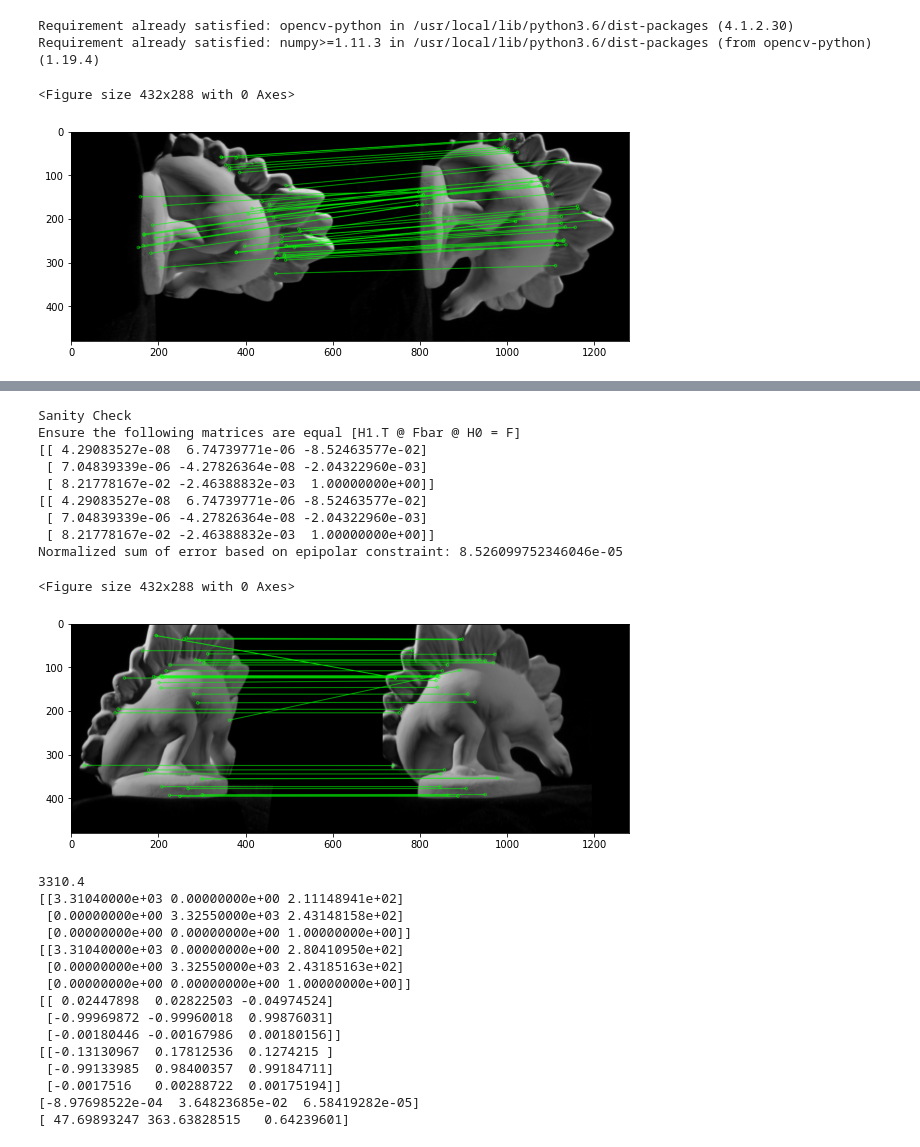
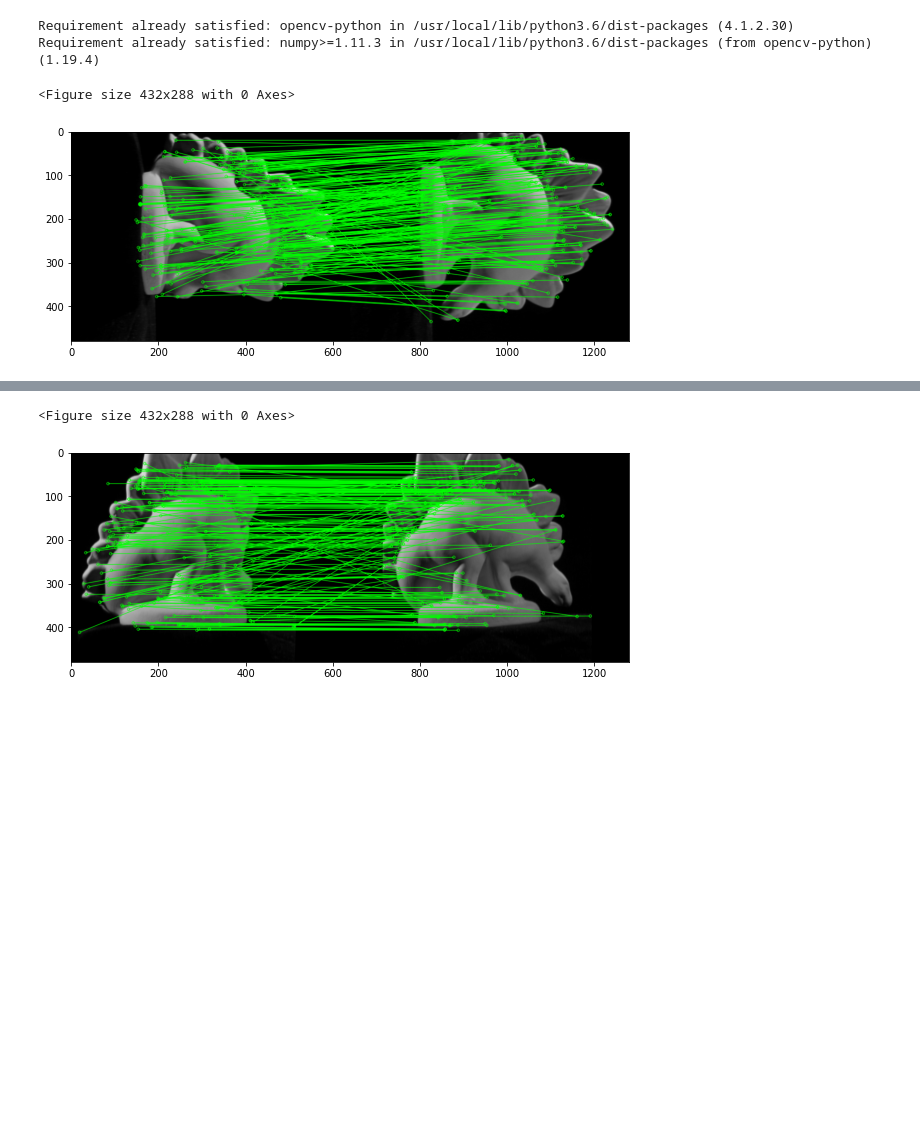
Before and after one commit to jiyunam/3d_stereo, a Jupyter notebook: General_Stereo.ipynb, the cells around one changed output, grey strips where cells are left out. Drawn from its saved outputs; the diff is of its cells as text; code cells hidden in the pictures; blank space fills up the shorter version.

```diff
--- a/General_Stereo.ipynb
+++ b/General_Stereo.ipynb
@@ -357,20 +565,25 @@ def get_world_coord(img0, img1, rgb0, parameters, match_method='SIFT'):
 # %%
 # plot 3d point cloud of matches via plotly
-def plot_pointCloud(pc, path='plot.html'):
-    '''
-    plots the Nx6 point cloud pc in 3D
-    assumes (1,0,0), (0,1,0), (0,0,-1) as basis
-    '''
-    fig = go.Figure(data=[go.Scatter3d(
-        x=pc[:, 0],
-        y=pc[:, 1],
-        z=-pc[:, 2],
-        mode='markers',
-        marker=dict(
-            size=2,
-            color=pc[:, 3:][..., ::-1],
-            opacity=0.8
-        )
-    )])
-    fig.write_html(path)
-    fig.show()
+def plot_pointCloud(pc:np.ndarray, path:str='plot.html'):
+  """
+  Adapted code from Assignment 4.
+  plots the Nx6 point cloud pc in 3D
+  assumes (1,0,0), (0,1,0), (0,0,-1) as basis
+
+  :param np.ndarray pc: The array of points to plot
+  :param str path: The path to save the plot at
+  :returns: None
+  """
+  fig = go.Figure(data=[go.Scatter3d(
+    x=pc[:, 0],
+    y=pc[:, 1],
+    z=-pc[:, 2],
+    mode='markers',
+    marker=dict(
+      size=2,
+      color=pc[:, 3:][..., ::-1],
+      opacity=0.8
+    )
+  )])
+  fig.write_html(path)
+  fig.show()
@@ -458,5 +695,6 @@ def run(image_index_0, image_index_1, calibration_filepath, match_method='SIFT',
 # %%
-run(image_index_0=10, image_index_1=6, calibration_filepath='dino_par.txt', match_method='SURF', threshold=0.5, outlier_bound=1, do_rectify=True, F_method='Essential', suppress_images=False)
+# Runs the script
+run(image_index_0=10, image_index_1=6, calibration_filepath='dino_par.txt', match_method='SURF', threshold=0.9, outlier_bound=1, do_rectify=True, F_method='Direct', suppress_images=False)
 # %% [output]
 <Figure size 432x288 with 0 Axes>
-[figure, old version]
+[figure, new version]
@@ -485,27 +713,3 @@ run(image_index_0=10, image_index_1=6, calibration_filepath='dino_par.txt', matc
-Sanity Check
-Ensure the following matrices are equal [H1.T @ Fbar @ H0 = F]
-[[ 4.29083527e-08  6.74739771e-06 -8.52463577e-02]
- [ 7.04839339e-06 -4.27826364e-08 -2.04322960e-03]
- [ 8.21778167e-02 -2.46388832e-03  1.00000000e+00]]
-[[ 4.29083527e-08  6.74739771e-06 -8.52463577e-02]
- [ 7.04839339e-06 -4.27826364e-08 -2.04322960e-03]
- [ 8.21778167e-02 -2.46388832e-03  1.00000000e+00]]
-Normalized sum of error based on epipolar constraint: 8.526099752346046e-05
+<Figure size 432x288 with 0 Axes>
-<Figure size 432x288 with 0 Axes>
-[figure, old version]
+[figure, new version]
-3310.4
-[[3.31040000e+03 0.00000000e+00 2.11148941e+02]
- [0.00000000e+00 3.32550000e+03 2.43148158e+02]
- [0.00000000e+00 0.00000000e+00 1.00000000e+00]]
-[[3.31040000e+03 0.00000000e+00 2.80410950e+02]
- [0.00000000e+00 3.32550000e+03 2.43185163e+02]
- [0.00000000e+00 0.00000000e+00 1.00000000e+00]]
-[[ 0.02447898  0.02822503 -0.04974524]
- [-0.99969872 -0.99960018  0.99876031]
- [-0.00180446 -0.00167986  0.00180156]]
-[[-0.13130967  0.17812536  0.1274215 ]
- [-0.99133985  0.98400357  0.99184711]
- [-0.0017516   0.00288722  0.00175194]]
-[-8.97698522e-04  3.64823685e-02  6.58419282e-05]
-[ 47.69893247 363.63828515   0.64239601]
 [interactive output not drawn]
```
Also changed, not shown: parts of 21 cells of this notebook.
